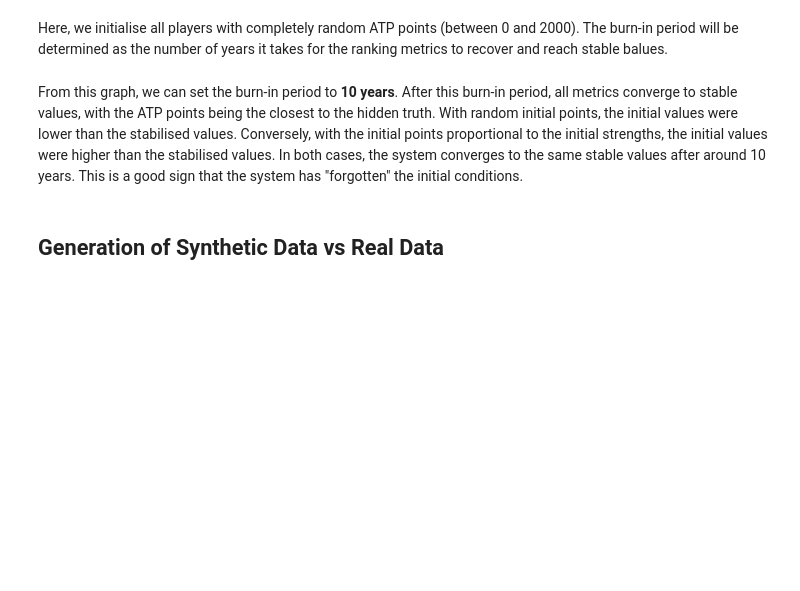
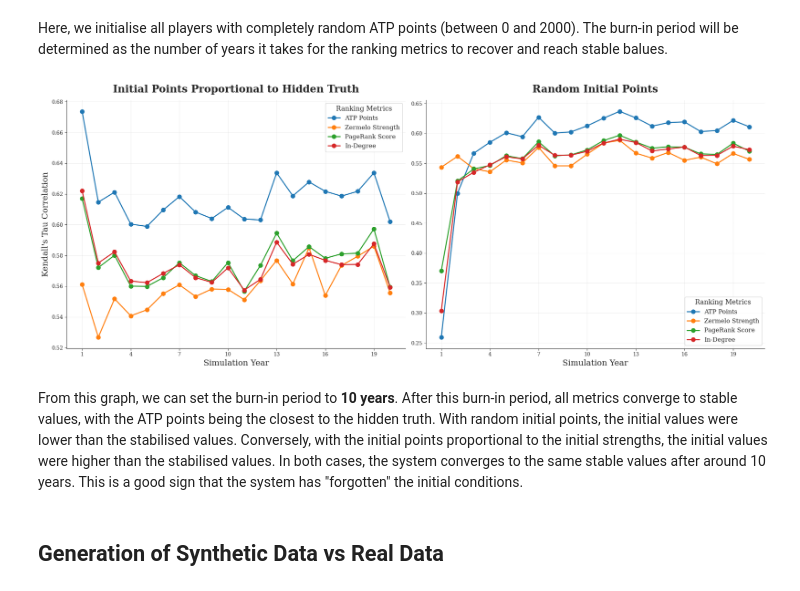
Before and after one commit to Theomarsy/Master_Thesis_UNIFR, a Jupyter notebook: notebooks/04_Real_vs_Synthetic.ipynb, the cells around one changed output. Saved outputs shown, nothing was run; the diff lists cells and outputs as text; code cells hidden in the pictures; blank space fills up the shorter version.

```diff
--- a/notebooks/04_Real_vs_Synthetic.ipynb
+++ b/notebooks/04_Real_vs_Synthetic.ipynb
@@ -69,39 +70,41 @@ sns.set_style("ticks")
 plt.rcParams.update({"font.family": "serif"})
 
 plt.subplot(1,2,1)
 
 plt.plot(warm_up_correlations["year"], warm_up_correlations["ATP_points"], label="ATP Points", linewidth=2, marker="o", markersize=8)
-# plt.plot(warm_up_correlations["year"], warm_up_correlations["zermelo_strength"], label="Zermelo Strength", linewidth=2, marker="o", markersize=8)
-# plt.plot(warm_up_correlations["year"], warm_up_correlations["pagerank_score"], label="PageRank Score", linewidth=2, marker="o", markersize=8)
-# plt.plot(warm_up_correlations["year"], warm_up_correlations["in_degree"], label="In-Degree", linewidth=2, marker="o", markersize=8)
+plt.plot(warm_up_correlations["year"], warm_up_correlations["zermelo_strength"], label="Zermelo Strength", linewidth=2, marker="o", markersize=8)
+plt.plot(warm_up_correlations["year"], warm_up_correlations["pagerank_score"], label="PageRank Score", linewidth=2, marker="o", markersize=8)
+plt.plot(warm_up_correlations["year"], warm_up_correlations["in_degree"], label="In-Degree", linewidth=2, marker="o", markersize=8)
 
 plt.title("Initial Points Proportional to Hidden Truth", fontsize=20, weight="bold", pad=15)
 plt.xlabel("Simulation Year", fontsize=16)
 plt.ylabel("Kendall's Tau Correlation", fontsize=16)
 plt.xticks(np.arange(warm_up_correlations["year"].min(), warm_up_correlations["year"].max()+1, 3))
 plt.legend(title="Ranking Metrics", fontsize=12, title_fontsize=13)
 plt.grid(visible=True, which="major", axis="both", linewidth=0.5, alpha=0.5)
 
 
 plt.subplot(1,2,2)
 
 plt.plot(random_initial_points_correlations["year"], random_initial_points_correlations["ATP_points"], label="ATP Points", linewidth=2, marker="o", markersize=8)
-# plt.plot(random_initial_points_correlations["year"], random_initial_points_correlations["zermelo_strength"], label="Zermelo Strength", linewidth=2, marker="o", markersize=8)
-# plt.plot(random_initial_points_correlations["year"], random_initial_points_correlations["pagerank_score"], label="PageRank Score", linewidth=2, marker="o", markersize=8)
-# plt.plot(random_initial_points_correlations["year"], random_initial_points_correlations["in_degree"], label="In-Degree", linewidth=2, marker="o", markersize=8)
+plt.plot(random_initial_points_correlations["year"], random_initial_points_correlations["zermelo_strength"], label="Zermelo Strength", linewidth=2, marker="o", markersize=8)
+plt.plot(random_initial_points_correlations["year"], random_initial_points_correlations["pagerank_score"], label="PageRank Score", linewidth=2, marker="o", markersize=8)
+plt.plot(random_initial_points_correlations["year"], random_initial_points_correlations["in_degree"], label="In-Degree", linewidth=2, marker="o", markersize=8)
 
 plt.title("Random Initial Points", fontsize=20, weight="bold", pad=15)
 plt.xlabel("Simulation Year", fontsize=16)
 plt.xticks(np.arange(random_initial_points_correlations["year"].min(), random_initial_points_correlations["year"].max()+1, 3))
 
 # plt.suptitle("Convergence of Metrics (Correlation: Metric vs. Hidden Truth)", fontsize=25, weight="bold")
 
 plt.legend(title="Ranking Metrics", fontsize=12, title_fontsize=13)
 
 plt.grid(visible=True, which="major", axis="both", linewidth=0.5, alpha=0.5)
 sns.despine()
 plt.tight_layout()
 plt.show()
+# %% [output]
+[figure, added]
 # %% [markdown]
 From this graph, we can set the burn-in period to **10 years**. After this burn-in period, all metrics converge to stable values, with the ATP points being the closest to the hidden truth. With random initial points, the initial values were lower than the stabilised values. Conversely, with the initial points proportional to the initial strengths, the initial values were higher than the stabilised values. In both cases, the system converges to the same stable values after around 10 years. This is a good sign that the system has "forgotten" the initial conditions.
 # %% [markdown]
```
Also changed, not shown: parts of 19 cells of this notebook, 5 other files.
